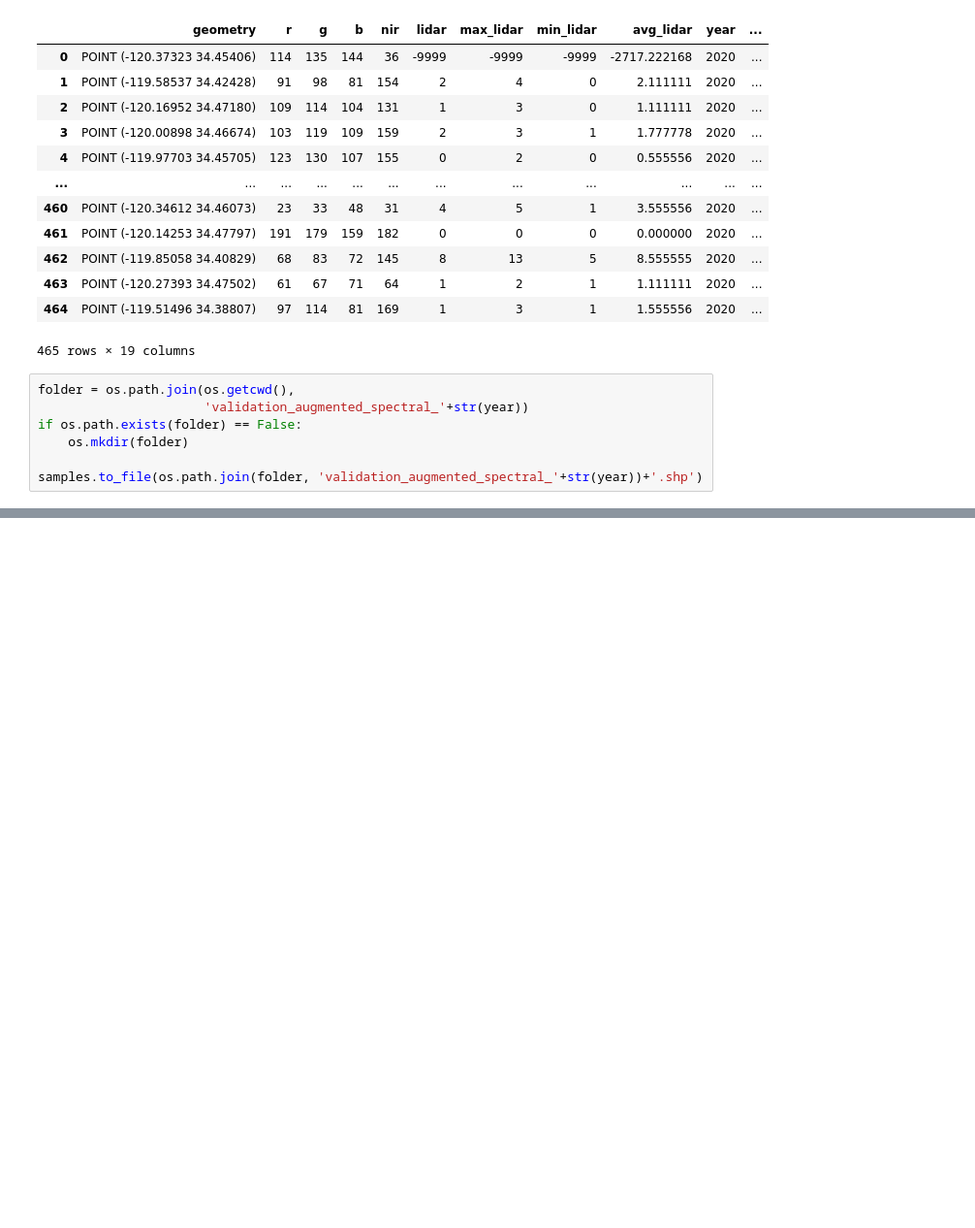
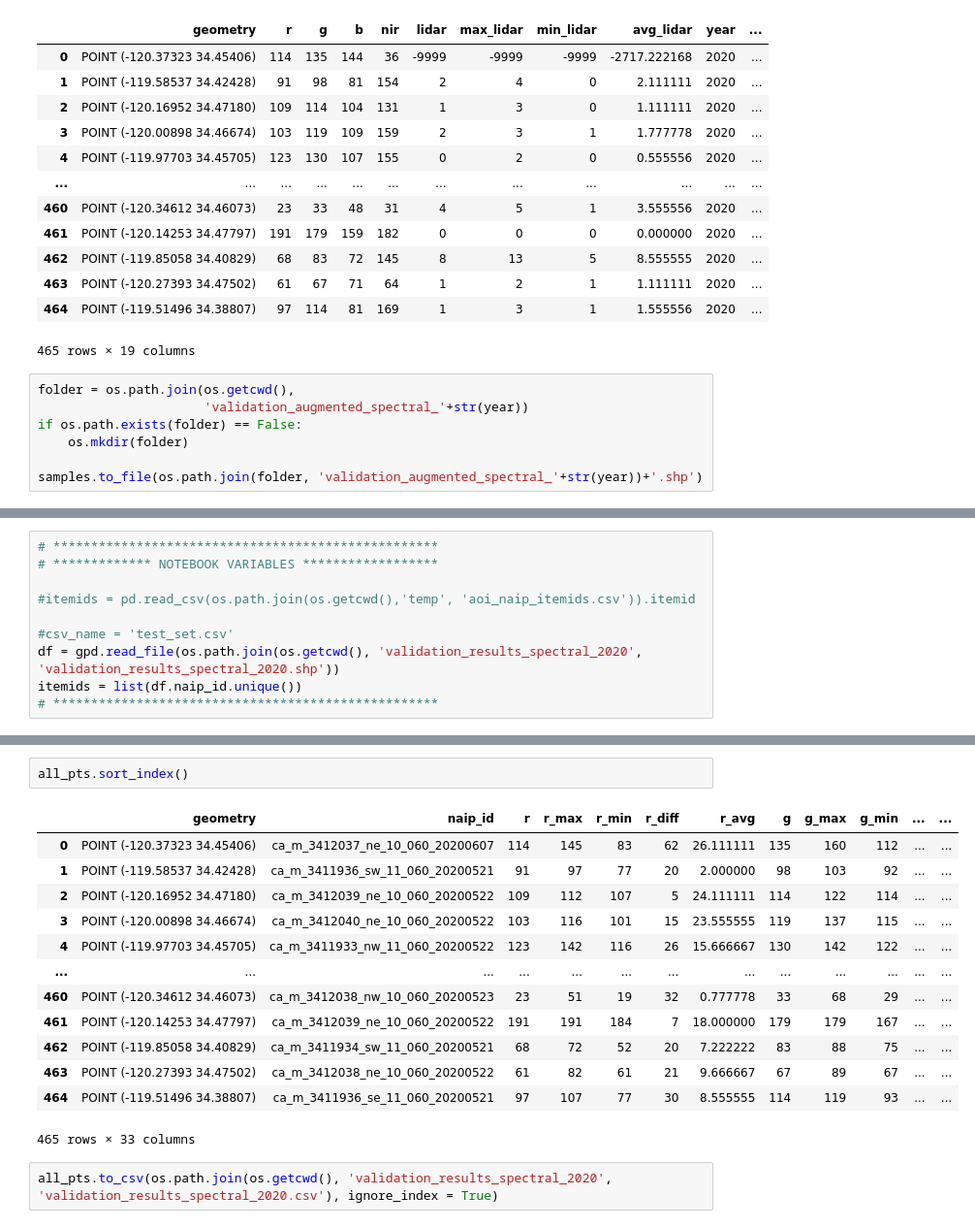
Before and after one commit to NCEAS/msai4earth-esa, a Jupyter notebook: iceplant_detection/sample_validation_points.ipynb, the cells around one changed output, grey strips where cells are left out. Shown at 97% size. Cells and saved outputs as stored; diff of their text form; blank space fills up the shorter version.

Commit message:
added window metrics to validation pts

```diff
--- a/iceplant_detection/sample_validation_points.ipynb
+++ b/iceplant_detection/sample_validation_points.ipynb
@@ -182,0 +301,10 @@ samples.to_file(os.path.join(folder, 'validation_augmented_spectral_'+str(year))
+# %%
+# ***************************************************
+# ************* NOTEBOOK VARIABLES ******************
+
+#itemids = pd.read_csv(os.path.join(os.getcwd(),'temp', 'aoi_naip_itemids.csv')).itemid
+
+#csv_name = 'test_set.csv'
+df = gpd.read_file(os.path.join(os.getcwd(), 'validation_results_spectral_2020', 'validation_results_spectral_2020.shp'))
+itemids = list(df.naip_id.unique())
+# ***************************************************
@@ -182,0 +456,18 @@ samples.to_file(os.path.join(folder, 'validation_augmented_spectral_'+str(year))
+# %%
+all_pts.sort_index()
+# %% [output]
+|  | geometry | naip_id | r | r_max | r_min | r_diff | r_avg | g | g_max | g_min | ... | ... |
+| 0 | POINT (-120.37323 34.45406) | ca_m_3412037_ne_10_060_20200607 | 114 | 145 | 83 | 62 | 26.111111 | 135 | 160 | 112 | ... | ... |
+| 1 | POINT (-119.58537 34.42428) | ca_m_3411936_sw_11_060_20200521 | 91 | 97 | 77 | 20 | 2.000000 | 98 | 103 | 92 | ... | ... |
+| 2 | POINT (-120.16952 34.47180) | ca_m_3412039_ne_10_060_20200522 | 109 | 112 | 107 | 5 | 24.111111 | 114 | 122 | 114 | ... | ... |
+| 3 | POINT (-120.00898 34.46674) | ca_m_3412040_ne_10_060_20200522 | 103 | 116 | 101 | 15 | 23.555555 | 119 | 137 | 115 | ... | ... |
+| 4 | POINT (-119.97703 34.45705) | ca_m_3411933_nw_11_060_20200522 | 123 | 142 | 116 | 26 | 15.666667 | 130 | 142 | 122 | ... | ... |
+| ... | ... | ... | ... | ... | ... | ... | ... | ... | ... | ... | ... | ... |
+| 460 | POINT (-120.34612 34.46073) | ca_m_3412038_nw_10_060_20200523 | 23 | 51 | 19 | 32 | 0.777778 | 33 | 68 | 29 | ... | ... |
+| 461 | POINT (-120.14253 34.47797) | ca_m_3412039_ne_10_060_20200522 | 191 | 191 | 184 | 7 | 18.000000 | 179 | 179 | 167 | ... | ... |
+| 462 | POINT (-119.85058 34.40829) | ca_m_3411934_sw_11_060_20200521 | 68 | 72 | 52 | 20 | 7.222222 | 83 | 88 | 75 | ... | ... |
+| 463 | POINT (-120.27393 34.47502) | ca_m_3412038_ne_10_060_20200522 | 61 | 82 | 61 | 21 | 9.666667 | 67 | 89 | 67 | ... | ... |
+| 464 | POINT (-119.51496 34.38807) | ca_m_3411936_se_11_060_20200521 | 97 | 107 | 77 | 30 | 8.555555 | 114 | 119 | 93 | ... | ... |
+465 rows × 33 columns
+# %%
+all_pts.to_csv(os.path.join(os.getcwd(), 'validation_results_spectral_2020', 'validation_results_spectral_2020.csv'), ignore_index = True)
```
Also changed, not shown: parts of 5 cells of this notebook, 2 other files.
